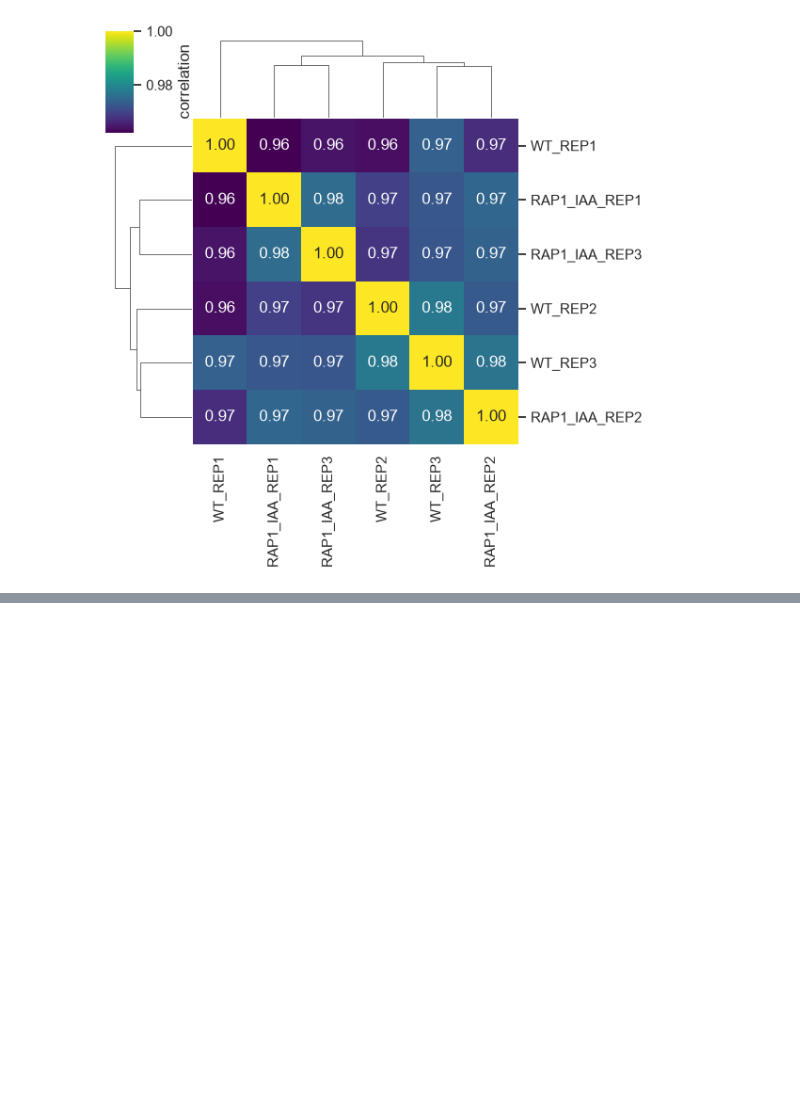
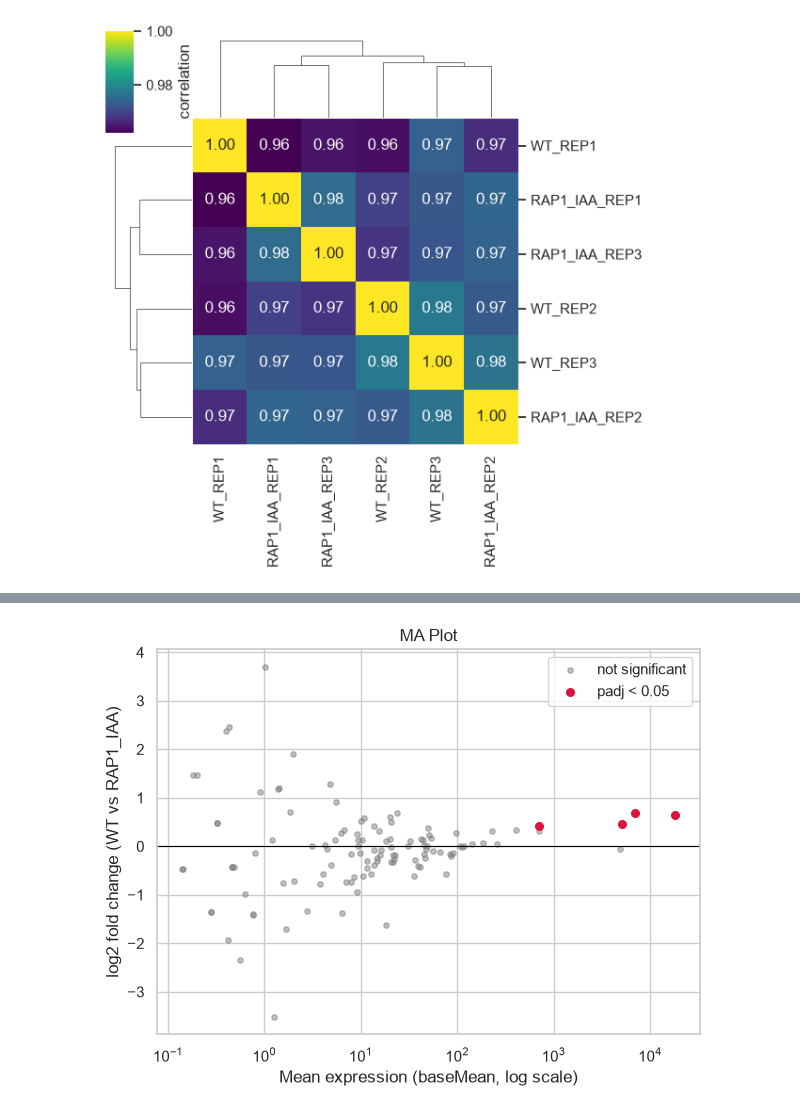
Before and after one commit to Bello-Bello/omics-workstation, a Jupyter notebook: stats/rnaseq-stats-notebook/hypothesis_testing.ipynb, the cells around one changed output, grey strips where cells are left out. Cells and saved outputs as stored; diff of their text form; code cells hidden in the pictures; blank space fills up the shorter version.

```diff
--- a/stats/rnaseq-stats-notebook/hypothesis_testing.ipynb
+++ b/stats/rnaseq-stats-notebook/hypothesis_testing.ipynb
@@ -399,0 +412,25 @@ That closes out the statistical modeling module: hypothesis testing fundamentals
+# %%
+# Split genes into significant vs not, so they can be colored differently —
+# and so the significant points get drawn last (on top).
+sig = results["padj"] < 0.05
+
+fig, ax = plt.subplots(figsize=(7, 5))
+
+ax.scatter(
+    results.loc[~sig, "baseMean"], results.loc[~sig, "log2FoldChange"],
+    s=15, alpha=0.5, color="grey", label="not significant",
+)
+ax.scatter(
+    results.loc[sig, "baseMean"], results.loc[sig, "log2FoldChange"],
+    s=30, color="crimson", label="padj < 0.05",
+)
+
+ax.set_xscale("log")  # baseMean spans several orders of magnitude (0 to 18,000+)
+ax.axhline(0, color="black", linewidth=0.8)  # reference line: no fold change at all
+ax.set_xlabel("Mean expression (baseMean, log scale)")
+ax.set_ylabel("log2 fold change (WT vs RAP1_IAA)")
+ax.set_title("MA Plot")
+ax.legend()
+plt.show()
+# %% [output]
+[figure, added]
```
Also changed, not shown: parts of 7 cells of this notebook, 1 other file.
